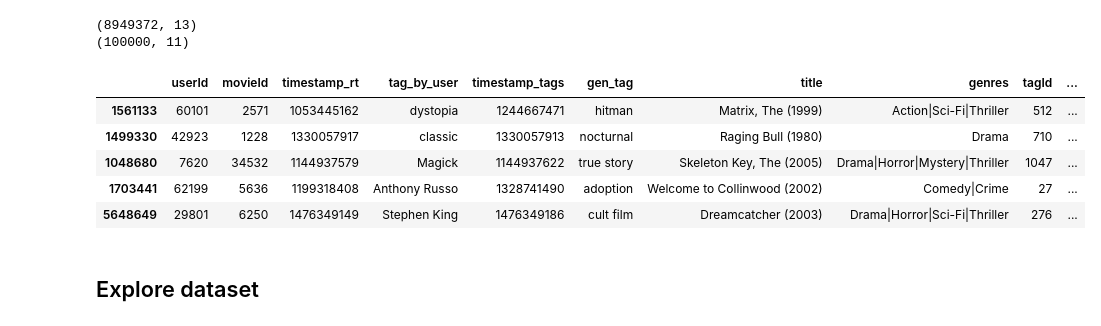
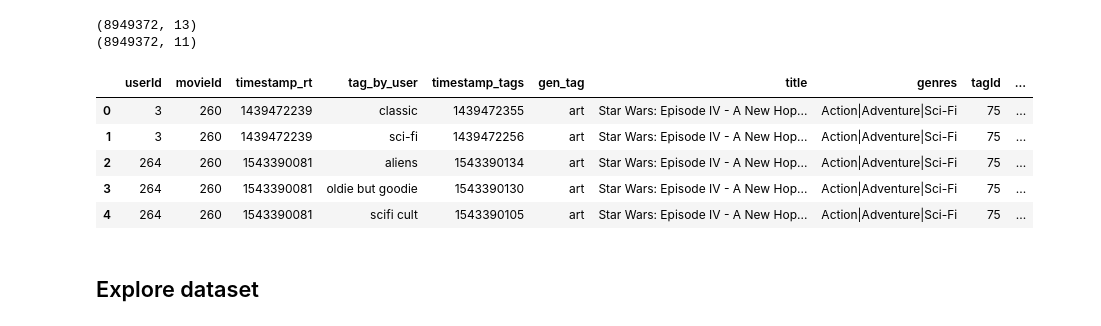
Before and after one commit to Jaime44/WorkSpace, a Jupyter notebook: models/neural network/00_NN_Recommender_system_movie.ipynb, the cells around one changed output. Cells and saved outputs as stored; diff of their text form; code cells hidden in the pictures.

```diff
--- a/models/neural network/00_NN_Recommender_system_movie.ipynb
+++ b/models/neural network/00_NN_Recommender_system_movie.ipynb
@@ -152,37 +170,36 @@ sns.set(context="notebook", palette="dark", style = 'whitegrid' , color_codes=Tr
 # %%
 #Carga de datos y preprocesado
 
 dataFrame = pd.read_csv(path_absolute+'/df_mezclado_tags_ratings_movies_links_genTags.csv')
 
 print(dataFrame.shape)
 
 data = dataFrame.copy()
 # data = data.sample(n=100000, random_state=42)
 
 # Inserta la columna 'rating' en la última posición del DataFrame
 data.insert(len(data.columns)-1, 'rating', data.pop('rating'))
 # Inserta la columna 'relevance' en la penúltima posición del DataFrame
 data.insert(len(data.columns)-2, 'relevance', data.pop('relevance'))
 # Inserta la columna 'tag_etiquetas_genómicas' despues de tag_df_mezclado
 data.insert(5, 'tag_etiquetas_genómicas', data.pop('tag_etiquetas_genómicas'))
 
 # Renombrar algunas columnas:
 data.rename(columns={'timestamp_valoraciones': 'timestamp_rt', 'timestamp_etiquetas': 'timestamp_tags',
                      'tag_df_mezclado_tags_ratings_movies_links_genMov': 'tag_by_user',
                      'tag_etiquetas_genómicas': 'gen_tag'}, inplace=True)
 
 # Elimino las columnas:
 columnas_a_eliminar = ['imdbId', 'tmdbId']
 data = data.drop(columnas_a_eliminar, axis=1)
 print(data.shape)
-df = data.copy()
-df.head()
+data.head()
 # %% [output]
 (8949372, 13)
-(100000, 11)
+(8949372, 11)
 |  | userId | movieId | timestamp_rt | tag_by_user | timestamp_tags | gen_tag | title | genres | tagId | ... |
-| 1561133 | 60101 | 2571 | 1053445162 | dystopia | 1244667471 | hitman | Matrix, The (1999) | Action|Sci-Fi|Thriller | 512 | ... |
-| 1499330 | 42923 | 1228 | 1330057917 | classic | 1330057913 | nocturnal | Raging Bull (1980) | Drama | 710 | ... |
-| 1048680 | 7620 | 34532 | 1144937579 | Magick | 1144937622 | true story | Skeleton Key, The (2005) | Drama|Horror|Mystery|Thriller | 1047 | ... |
-| 1703441 | 62199 | 5636 | 1199318408 | Anthony Russo | 1328741490 | adoption | Welcome to Collinwood (2002) | Comedy|Crime | 27 | ... |
-| 5648649 | 29801 | 6250 | 1476349149 | Stephen King | 1476349186 | cult film | Dreamcatcher (2003) | Drama|Horror|Sci-Fi|Thriller | 276 | ... |
+| 0 | 3 | 260 | 1439472239 | classic | 1439472355 | art | Star Wars: Episode IV - A New Hop... | Action|Adventure|Sci-Fi | 75 | ... |
+| 1 | 3 | 260 | 1439472239 | sci-fi | 1439472256 | art | Star Wars: Episode IV - A New Hop... | Action|Adventure|Sci-Fi | 75 | ... |
+| 2 | 264 | 260 | 1543390081 | aliens | 1543390134 | art | Star Wars: Episode IV - A New Hop... | Action|Adventure|Sci-Fi | 75 | ... |
+| 3 | 264 | 260 | 1543390081 | oldie but goodie | 1543390130 | art | Star Wars: Episode IV - A New Hop... | Action|Adventure|Sci-Fi | 75 | ... |
+| 4 | 264 | 260 | 1543390081 | scifi cult | 1543390105 | art | Star Wars: Episode IV - A New Hop... | Action|Adventure|Sci-Fi | 75 | ... |
```
Also changed, not shown: parts of 42 cells of this notebook.
